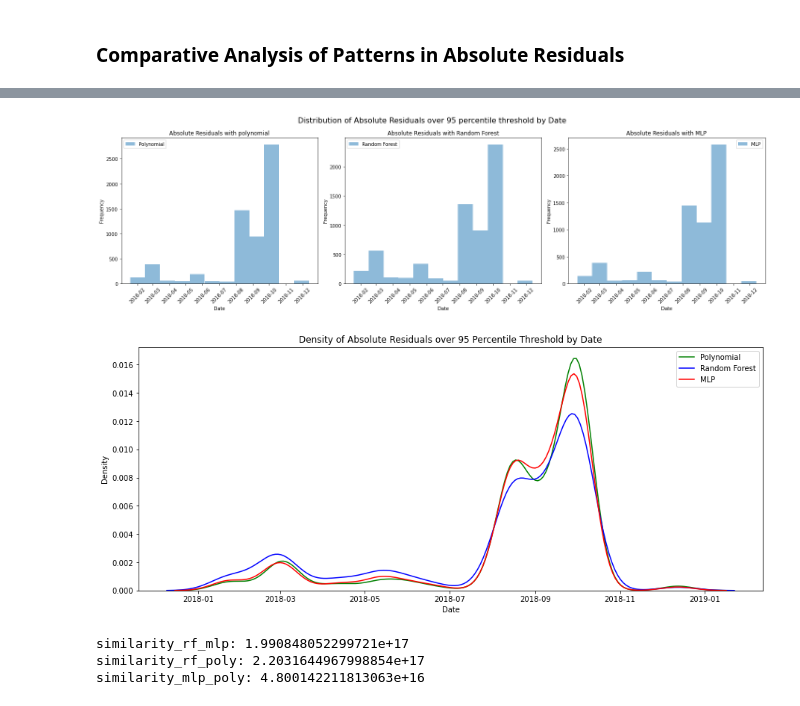
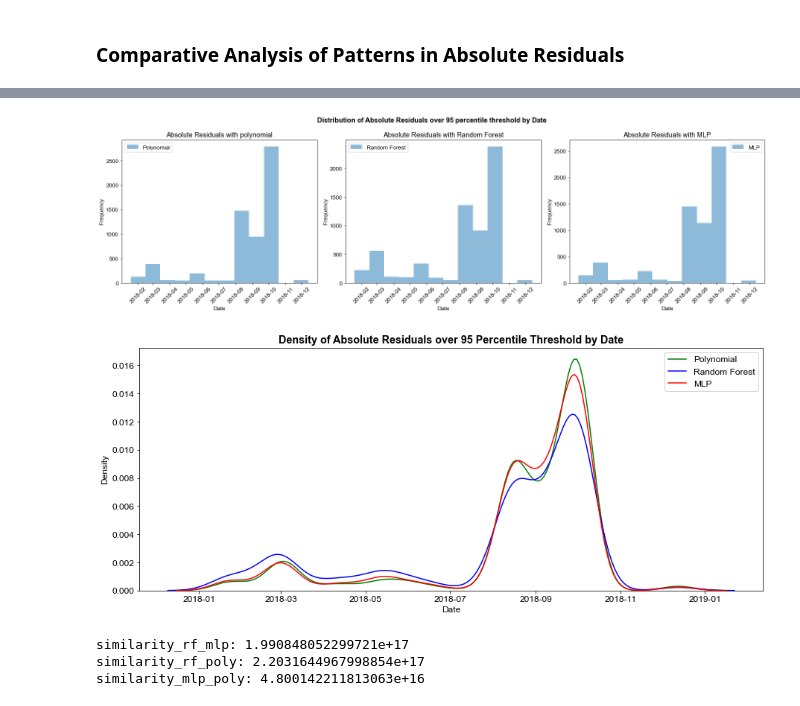
Before and after one commit to gugaumich/Diesel_Truck, a Jupyter notebook: Supervised_Learning_last_version.ipynb, the cells around one changed output, grey strips where cells are left out. Saved outputs shown, nothing was run; the diff lists cells and outputs as text; code cells hidden in the pictures.

```diff
--- a/Supervised_Learning_last_version.ipynb
+++ b/Supervised_Learning_last_version.ipynb
@@ -550,7 +553,7 @@ cm_rf = confusion_matrix(y_true_binned, y_pred_rf_binned)
 cm_mlp = confusion_matrix(y_true_binned, y_pred_mlp_binned)
 
 fig, axes = plt.subplots(nrows=1, ncols=3, figsize=(18, 6))
-fig.suptitle('Confusion Matrices for Polynomial, Random Forest, and MLP Regressions with 10 Bins', fontsize=16)
+fig.suptitle('Confusion Matrices for Polynomial, Random Forest, and MLP Regressions with 10 Bins', fontweight='bold')
 
 cmap = sns.diverging_palette(220, 20, as_cmap=True)
 
@@ -561,12 +564,13 @@ bin_labels = [f"{bins[i]:.1f}-{bins[i+1]:.1f}" for i in range(len(bins)-1)]
 
 for ax, cm, title in zip(axes.flat, cms, titles):
     sns.heatmap(cm, annot=True, fmt='d', cmap=cmap, ax=ax, cbar=False, square=True)
-    ax.set_title(title, fontsize=14)
+    ax.set_title(title, fontsize=12, fontfamily='Arial')
     ax.set_xlabel('Predicted Value Range')
     ax.set_ylabel('Actual Value Range')
     ax.set_xticklabels(bin_labels, rotation=45, ha='right')
     ax.set_yticklabels(bin_labels, rotation=45)
 
 plt.tight_layout(rect=[0, 0.03, 1, 0.95])
+plt.rc('font', family='Arial', size=12)
 plt.show()
 # %% [output]
@@ -603,7 +607,8 @@ box_df = pd.DataFrame(y_ab_residuals)
 
 plt.figure(figsize=(10, 6))
 sns.boxplot(data= box_df)
-plt.title('Distribution of Absolute Residuals by Fuel Rate')
+plt.title('Distribution of Absolute Residuals by Fuel Rate',fontweight='bold')
 plt.ylabel('Fule Rate')
+plt.rc('font', family='Arial', size=12)
 plt.show()
 # %% [output]
@@ -625,0 +618,11 @@ plt.legend()
+# %%
+plt.figure(figsize=(8,4))
+
+#All data points
+plt.hist(X_combined.index, bins=12, alpha=0.5, label='All Data points')
+plt.title('Distribution of All Data Points by Date', fontweight='bold')
+plt.xlabel('Date')
+plt.ylabel('Frequency')
+plt.xticks(rotation=45)
+plt.rc('font', family='Arial', size=12)
+plt.legend()
@@ -632,6 +638,7 @@ plt.title('Absolute Residuals with polynomial')
 plt.xlabel('Date')
 plt.ylabel('Frequency')
 plt.xticks(rotation=45)
+plt.rc('font', family='Arial', size=12)
 plt.legend()
 
 # Random Forest
@@ -641,6 +648,7 @@ plt.title('Absolute Residuals with Random Forest')
 plt.xlabel('Date')
 plt.ylabel('Frequency')
 plt.xticks(rotation=45)
+plt.rc('font', family='Arial', size=12)
 plt.legend()
 
 # MLP
@@ -650,34 +658,37 @@ plt.title('Absolute Residuals with MLP')
 plt.xlabel('Date')
 plt.ylabel('Frequency')
 plt.xticks(rotation=45)
+plt.rc('font', family='Arial', size=12)
 plt.legend()
 
-plt.suptitle('Distribution of Absolute Residuals over 95 percentile threshold by Date', fontsize=16)
+plt.suptitle('Distribution of Absolute Residuals over 95 percentile threshold by Date', fontweight='bold')
 
 plt.tight_layout()
+plt.rc('font', family='Arial', size=12)
 plt.show()
 # %% [output]
-[figure, old version]
+[figure, new version]
 # %%
 plt.figure(figsize=(15, 6))
 
 # Polynomial
 sns.kdeplot(X_combined.index[outliers_poly], color='green', label='Polynomial')
 
 # Random Forest
 sns.kdeplot(X_combined.index[outliers_rf], color='blue', label='Random Forest')
 
 # MLP
 sns.kdeplot(X_combined.index[outliers_mlp], color='red', label='MLP')
 
 plt.xlabel('Date')
 plt.ylabel('Density')
-plt.title('Density of Absolute Residuals over 95 Percentile Threshold by Date')
+plt.title('Density of Absolute Residuals over 95 Percentile Threshold by Date', fontweight='bold')
+plt.rc('font', family='Arial', size=12)
 plt.legend()
 
 plt.show()
 # %% [output]
-[figure, old version]
+[figure, new version]
 # %%
 ##euclidean_distance
 similarity_rf_mlp = np.linalg.norm(np.array(X_combined.index[outliers_rf]) - np.array(X_combined.index[outliers_mlp]))
```
Also changed, not shown: parts of 24 cells of this notebook.
